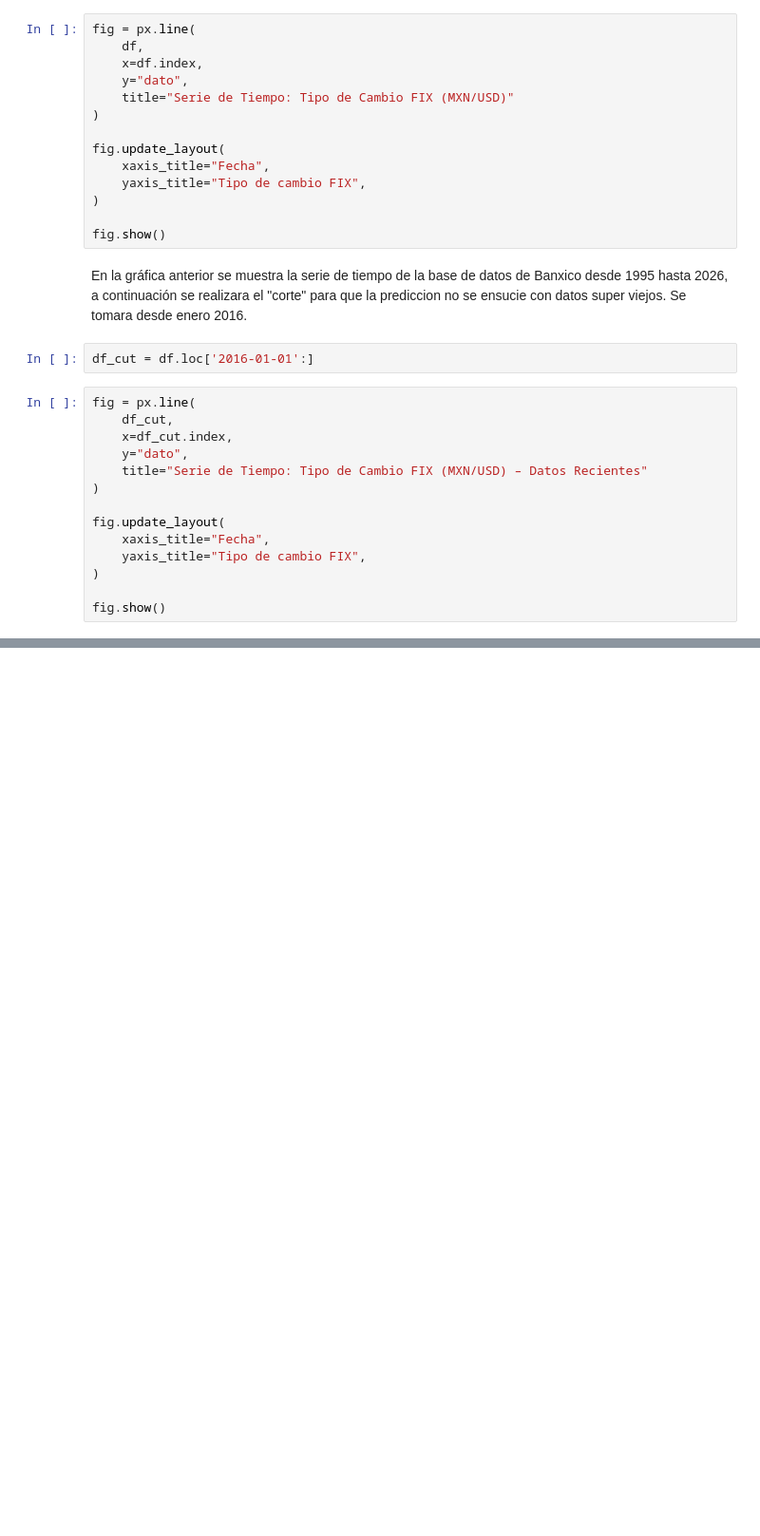
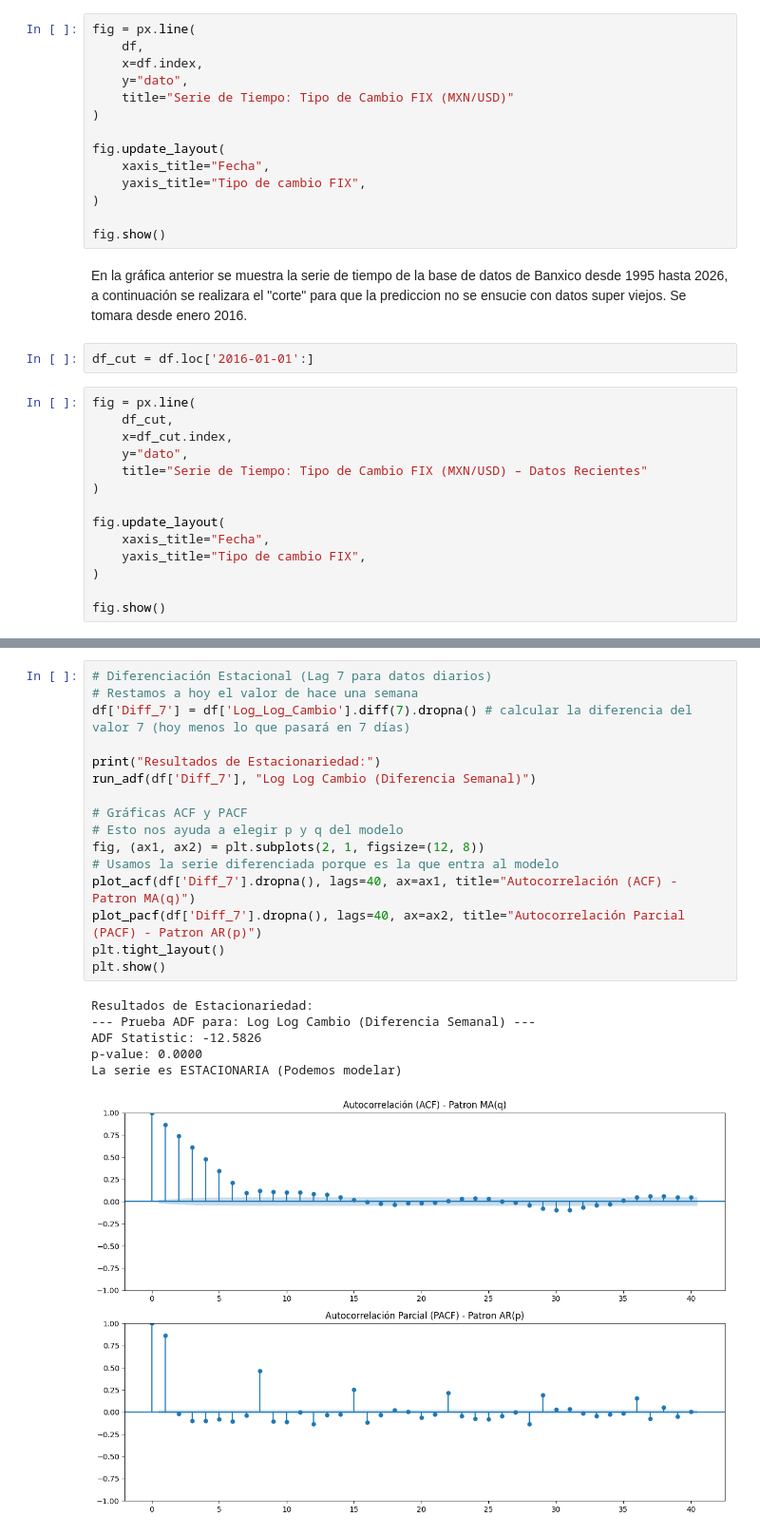
Before and after one commit to AissaBerenice/SARIMAX-API-Banxico, a Jupyter notebook: SARIMAX_BANXICO.ipynb, the cells around one changed output, grey strips where cells are left out. Shown at 95% size. Cells and saved outputs as stored; diff of their text form; blank space fills up the shorter version.

```diff
--- a/SARIMAX_BANXICO.ipynb
+++ b/SARIMAX_BANXICO.ipynb
@@ -95,0 +155,23 @@ fig.show()
+# %%
+# Diferenciación Estacional (Lag 7 para datos diarios)
+# Restamos a hoy el valor de hace una semana
+df['Diff_7'] = df['Log_Log_Cambio'].diff(7).dropna() # calcular la diferencia del valor 7 (hoy menos lo que pasará en 7 días)
+
+print("Resultados de Estacionariedad:")
+run_adf(df['Diff_7'], "Log Log Cambio (Diferencia Semanal)")
+
+# Gráficas ACF y PACF
+# Esto nos ayuda a elegir p y q del modelo
+fig, (ax1, ax2) = plt.subplots(2, 1, figsize=(12, 8))
+# Usamos la serie diferenciada porque es la que entra al modelo
+plot_acf(df['Diff_7'].dropna(), lags=40, ax=ax1, title="Autocorrelación (ACF) - Patron MA(q)")
+plot_pacf(df['Diff_7'].dropna(), lags=40, ax=ax2, title="Autocorrelación Parcial (PACF) - Patron AR(p)")
+plt.tight_layout()
+plt.show()
+# %% [output]
+Resultados de Estacionariedad:
+--- Prueba ADF para: Log Log Cambio (Diferencia Semanal) ---
+ADF Statistic: -12.5826
+p-value: 0.0000
+La serie es ESTACIONARIA (Podemos modelar)
+[figure, added]
```
Also changed, not shown: parts of 6 cells of this notebook.
